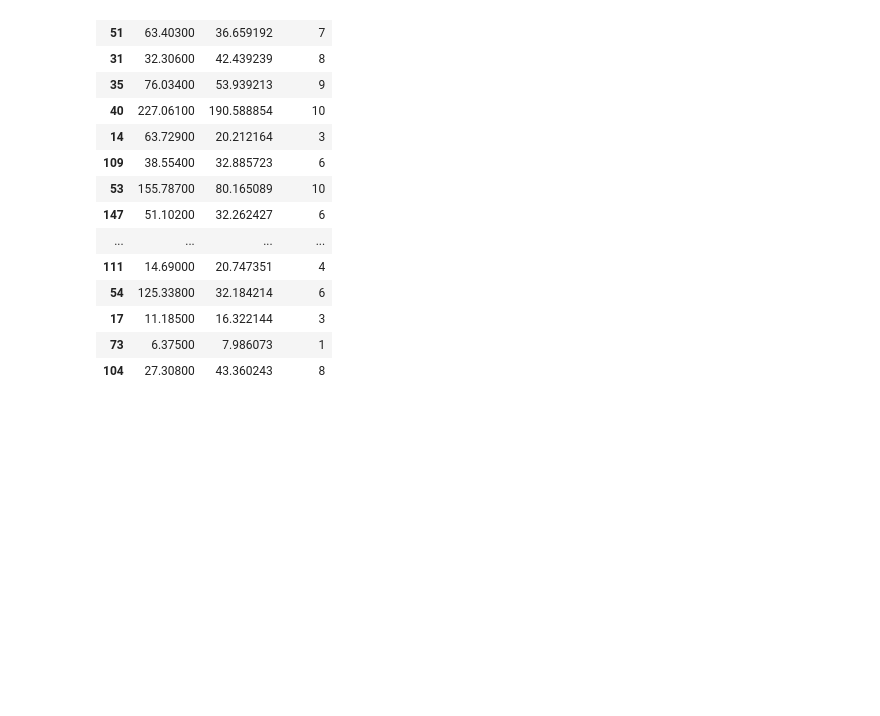
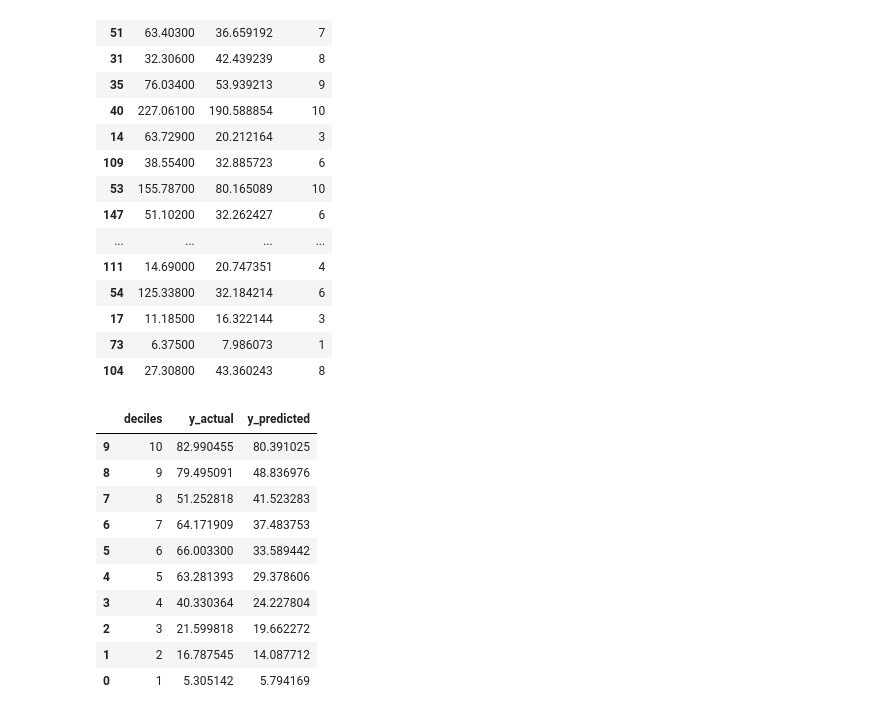
Before and after one commit to kroopeshrajput/Linear_regression_OLS_Car_sales, a Jupyter notebook: Car_Sales_LinearRegression.ipynb, the cells around one changed output. Drawn from its saved outputs; the diff is of its cells as text; code cells hidden in the pictures; blank space fills up the shorter version.

```diff
--- a/Car_Sales_LinearRegression.ipynb
+++ b/Car_Sales_LinearRegression.ipynb
@@ -671,3 +671,20 @@ test_data
 | 17 | 11.18500 | 16.322144 | 3 |
 | 73 | 6.37500 | 7.986073 | 1 |
 | 104 | 27.30800 | 43.360243 | 8 |
+# %%
+decile_train = train_data.groupby('deciles').mean().reset_index().sort_values(by = 'deciles', ascending=False)
+decile_test = test_data.groupby('deciles').mean().reset_index().sort_values(by = 'deciles', ascending=False)
+# %%
+decile_train
+# %% [output]
+|  | deciles | y_actual | y_predicted |
+| 9 | 10 | 82.990455 | 80.391025 |
+| 8 | 9 | 79.495091 | 48.836976 |
+| 7 | 8 | 51.252818 | 41.523283 |
+| 6 | 7 | 64.171909 | 37.483753 |
+| 5 | 6 | 66.003300 | 33.589442 |
+| 4 | 5 | 63.281393 | 29.378606 |
+| 3 | 4 | 40.330364 | 24.227804 |
+| 2 | 3 | 21.599818 | 19.662272 |
+| 1 | 2 | 16.787545 | 14.087712 |
+| 0 | 1 | 5.305142 | 5.794169 |
```
Also changed, not shown: parts of 2 cells of this notebook.
